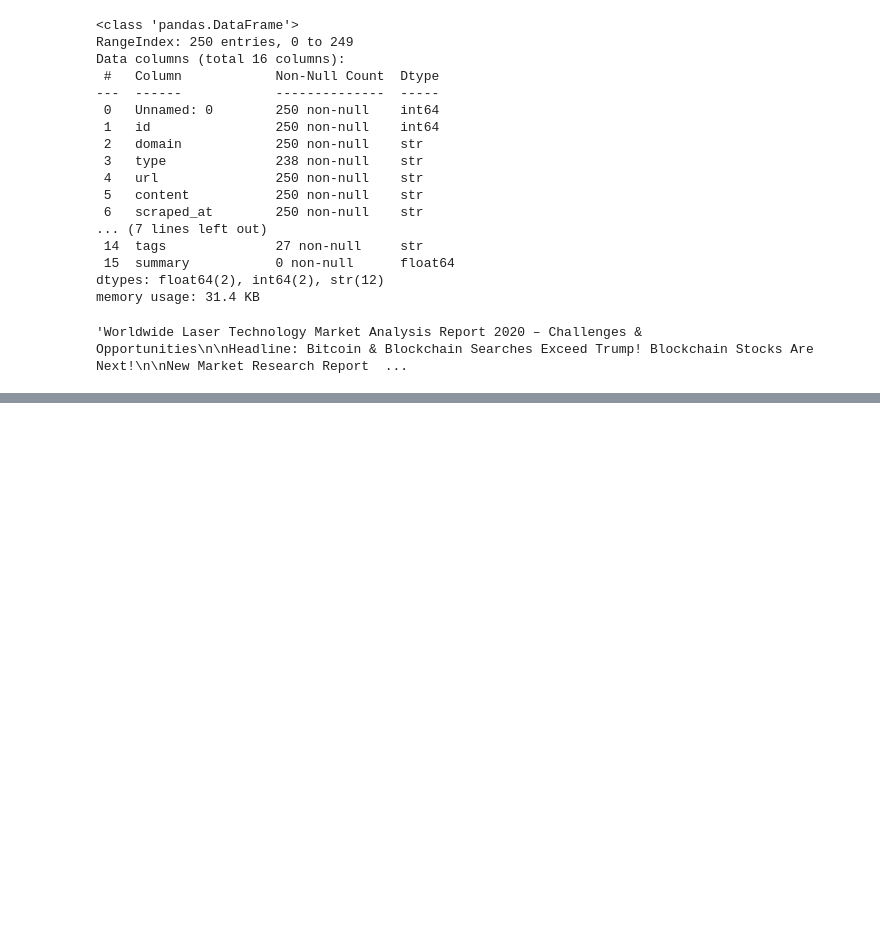
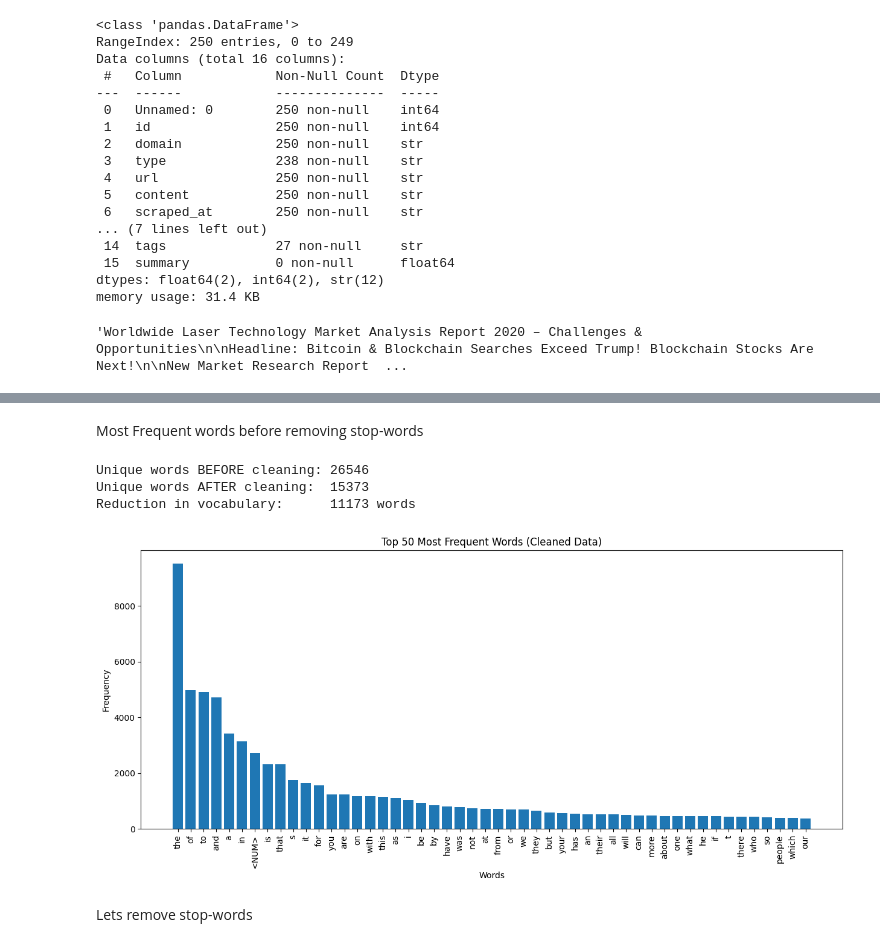
Before and after one commit to xitzkareem/ku3, a Jupyter notebook: GDS/as1/as1.ipynb, the cells around one changed output, grey strips where cells are left out. Cells and saved outputs as stored; diff of their text form; code cells hidden in the pictures; blank space fills up the shorter version.

```diff
--- a/GDS/as1/as1.ipynb
+++ b/GDS/as1/as1.ipynb
@@ -84,16 +87,22 @@ memory usage: 31.4 KB
 'Worldwide Laser Technology Market Analysis Report 2020 – Challenges & Opportunities\n\nHeadline: Bitcoin & Blockchain Searches Exceed Trump! Blockchain Stocks Are Next!\n\nNew Market Research Report  ...
 # %%
 # Most of these expression was taken from stack overflow
+# I used pandas to read the csv file, that forced me to using str. method, that turns a series into a string, if
+#x.str..... (pandas method)
+## Vectorization : This design proccesses the whole series rather than a single string, I could have used the 'apply()' method which loops through each row, but this method is faster
 def clean_text(series):
     series = series.str.lower()
     series = series.str.replace(r'https?://\S+|www\.\S+', '<URL>', regex=True)
-    series = series.str.replace(r'[\w.]+@[\w]+\.[\w]+', '<EMAIL>' ,regex=True)
-    series = series.str.replace(r'\d{4}-\d{2}-\d{2}', '<DATE>', regex=True)
-    series = series.str.replace(r'\d{1,2}/\d{1,2}/\d{2,4}', '<DATE>', regex=True)
+    series = series.str.replace(r'[\w.-]+@[\w]+\.[\w]+', '<EMAIL>' ,regex=True)
+    series = series.str.replace(r'\d{2,4}[-/]\d{2,4}[-/]\d{2,4}', '<DATE>', regex=True)
+    #series = series.str.replace(r'\d{1,2}/\d{1,2}/\d{2,4}', '<DATE>', regex=True)
     series = series.str.replace(r'\d+', '<NUM>', regex=True)
+    series = series.str.replace(r'\s+', ' ', regex=True)
+    series = series.str.replace(r'[^\w\s<>]', ' ', regex=True)
     series = series.str.replace(r'\s+', ' ', regex=True)
     series = series.str.strip()
     return series
 
 df['clean_txt'] = clean_text(df['content'])
+df.iloc[160, 16]
 # %% [output]
@@ -100,0 +191,45 @@ df['clean_txt'] = clean_text(df['content'])
+# %% [markdown]
+Most Frequent words before removing stop-words
+# %%
+import matplotlib.pyplot as plt
+from collections import Counter
+
+# 1. Tokenize (split into words)
+# We use simple whitespace splitting for a fair comparison
+raw_words = df['content'].str.split().explode()
+clean_words = df['clean_txt'].str.split().explode()
+
+# 2. Calculate Unique Words (Vocabulary Size)
+vocab_raw = len(set(raw_words))
+vocab_clean = len(set(clean_words))
+
+print(f"Unique words BEFORE cleaning: {vocab_raw}")
+print(f"Unique words AFTER cleaning:  {vocab_clean}")
+print(f"Reduction in vocabulary:      {vocab_raw - vocab_clean} words")
+
+# 3. Calculate Frequency of Cleaned Words
+# Counter creates a dictionary like {'the': 500, 'news': 120, ...}
+word_counts = Counter(clean_words)
+
+# Get the 50 most common words
+top_50 = word_counts.most_common(50)
+
+# Separate words and counts for plotting
+words = [x[0] for x in top_50]
+counts = [x[1] for x in top_50]
+
+# 4. Plotting
+plt.figure(figsize=(15, 6))  # Make the chart wide enough
+plt.bar(words, counts)
+plt.xticks(rotation=90)      # Rotate labels so they don't overlap
+plt.title("Top 50 Most Frequent Words (Cleaned Data)")
+plt.xlabel("Words")
+plt.ylabel("Frequency")
+plt.show()
+# %% [output]
+Unique words BEFORE cleaning: 26546
+Unique words AFTER cleaning:  15373
+Reduction in vocabulary:      11173 words
+[figure, added]
+# %% [markdown]
+Lets remove stop-words
```
Also changed, not shown: parts of 13 cells of this notebook.
